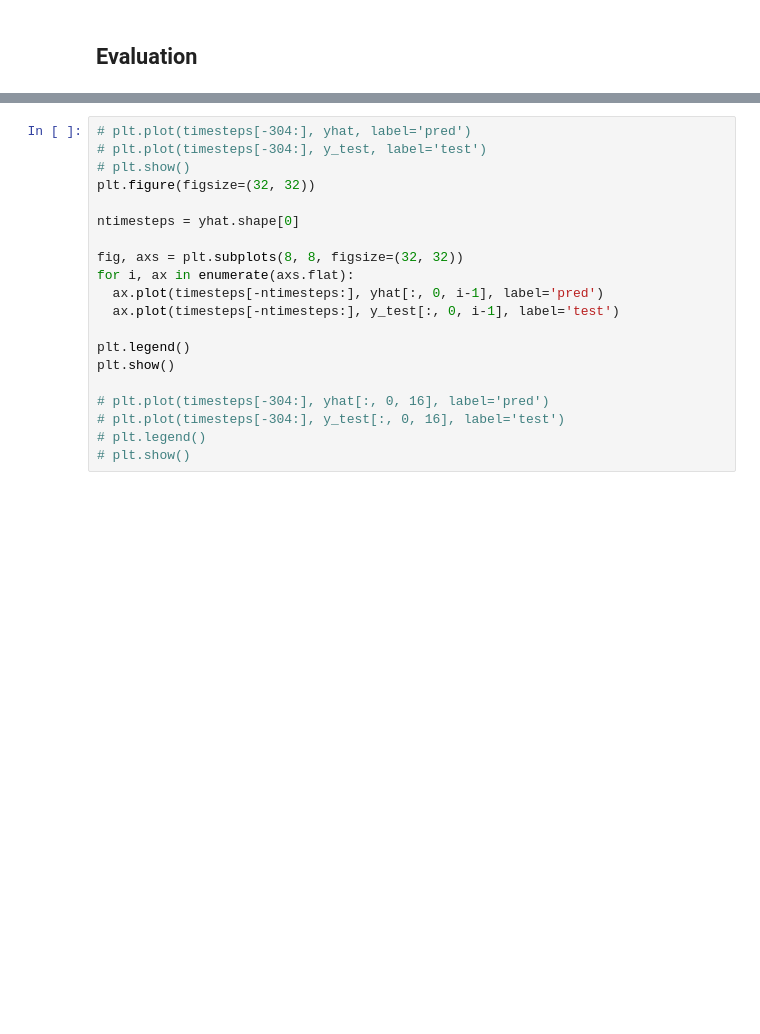
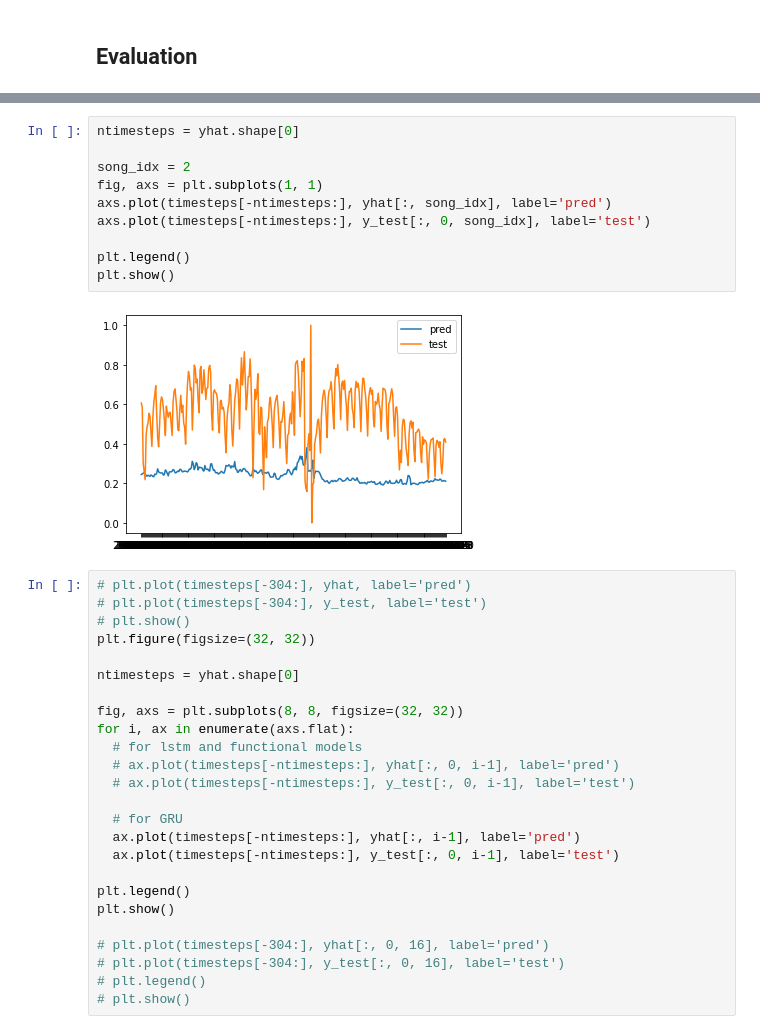
Before and after one commit to Mjloturco/musicstreamnet, a Jupyter notebook: Parallel_Input.ipynb, the cells around one changed output, grey strips where cells are left out. Drawn from its saved outputs; the diff is of its cells as text; blank space fills up the shorter version.

```diff
--- a/Parallel_Input.ipynb
+++ b/Parallel_Input.ipynb
@@ -354,3 +450,15 @@ plt.show()
+# %%
+ntimesteps = yhat.shape[0]
+
+song_idx = 2
+fig, axs = plt.subplots(1, 1)
+axs.plot(timesteps[-ntimesteps:], yhat[:, song_idx], label='pred')
+axs.plot(timesteps[-ntimesteps:], y_test[:, 0, song_idx], label='test')
+
+plt.legend()
+plt.show()
+# %% [output]
+[figure, added]
 # %%
 # plt.plot(timesteps[-304:], yhat, label='pred')
 # plt.plot(timesteps[-304:], y_test, label='test')
@@ -361,7 +469,12 @@ ntimesteps = yhat.shape[0]
 
 fig, axs = plt.subplots(8, 8, figsize=(32, 32))
 for i, ax in enumerate(axs.flat):
-  ax.plot(timesteps[-ntimesteps:], yhat[:, 0, i-1], label='pred')
+  # for lstm and functional models
+  # ax.plot(timesteps[-ntimesteps:], yhat[:, 0, i-1], label='pred')
+  # ax.plot(timesteps[-ntimesteps:], y_test[:, 0, i-1], label='test')
+
+  # for GRU
+  ax.plot(timesteps[-ntimesteps:], yhat[:, i-1], label='pred')
   ax.plot(timesteps[-ntimesteps:], y_test[:, 0, i-1], label='test')
 
 plt.legend()
```
Also changed, not shown: parts of 30 cells of this notebook.
